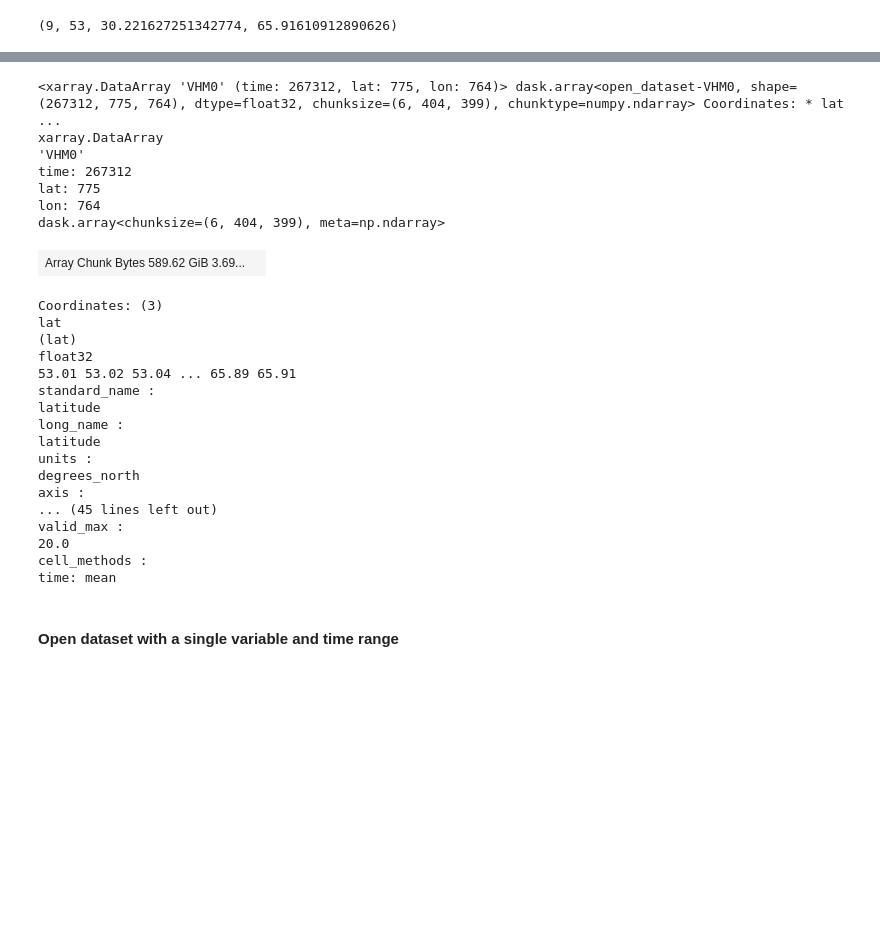
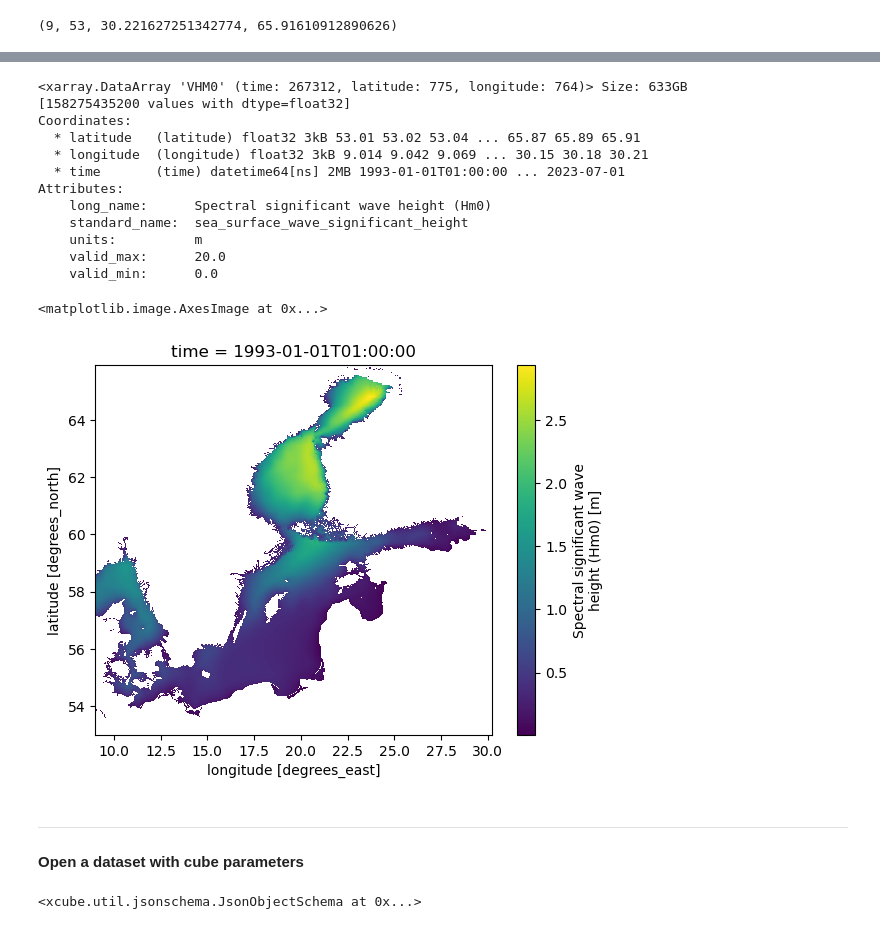
Before and after one commit to deepesdl/deepesdl-doc, a Jupyter notebook: notebooks/02_Generate_CMEMS_cubes.ipynb, the cells around one changed output, grey strips where cells are left out. Drawn from its saved outputs; the diff is of its cells as text; code cells hidden in the pictures; blank space fills up the shorter version.

```diff
--- a/notebooks/02_Generate_CMEMS_cubes.ipynb
+++ b/notebooks/02_Generate_CMEMS_cubes.ipynb
@@ -84,5 +89,5 @@ data_des.bbox
 #### Open a dataset without cube parameters
 # %%
-ds = cmems_store.open_data('dataset-bal-reanalysis-wav-hourly','dataset:zarr:cmems')
+ds = cmems_store.open_data("dataset-bal-reanalysis-wav-hourly")
 ds
 # %% [output]
@@ -106,31 +114,30 @@ Data variables: (12/17)
 # %%
 ds.VHM0
 # %% [output]
-<xarray.DataArray 'VHM0' (time: 267312, lat: 775, lon: 764)> dask.array<open_dataset-VHM0, shape=(267312, 775, 764), dtype=float32, chunksize=(6, 404, 399), chunktype=numpy.ndarray> Coordinates: * lat ...
-xarray.DataArray
-'VHM0'
-time: 267312
-lat: 775
-lon: 764
-dask.array<chunksize=(6, 404, 399), meta=np.ndarray>
+<xarray.DataArray 'VHM0' (time: 267312, latitude: 775, longitude: 764)> Size: 633GB
+[158275435200 values with dtype=float32]
+Coordinates:
+  * latitude   (latitude) float32 3kB 53.01 53.02 53.04 ... 65.87 65.89 65.91
+  * longitude  (longitude) float32 3kB 9.014 9.042 9.069 ... 30.15 30.18 30.21
+  * time       (time) datetime64[ns] 2MB 1993-01-01T01:00:00 ... 2023-07-01
+Attributes:
+    long_name:      Spectral significant wave height (Hm0)
+    standard_name:  sea_surface_wave_significant_height
+    units:          m
+    valid_max:      20.0
+    valid_min:      0.0
-| Array Chunk Bytes 589.62 GiB 3.69... |  |
-Coordinates: (3)
-lat
-(lat)
-float32
-53.01 53.02 53.04 ... 65.89 65.91
-standard_name :
-latitude
-long_name :
-latitude
-units :
-degrees_north
-axis :
-... (45 lines left out)
-valid_max :
-20.0
-cell_methods :
-time: mean
+# %%
+ds.VHM0.isel(time=0).plot.imshow()
+# %% [output]
+<matplotlib.image.AxesImage at 0x...>
+[figure, added]
 # %% [markdown]
-#### Open dataset with a single variable and time range
+--------------------------
+#### Open a dataset with cube parameters
+# %%
+cmems_store.get_open_data_params_schema(
+    "dataset-bal-reanalysis-wav-hourly"
+)
+# %% [output]
+<xcube.util.jsonschema.JsonObjectSchema at 0x...>
 # %%
```
Also changed, not shown: parts of 18 cells of this notebook, 1 other file.
